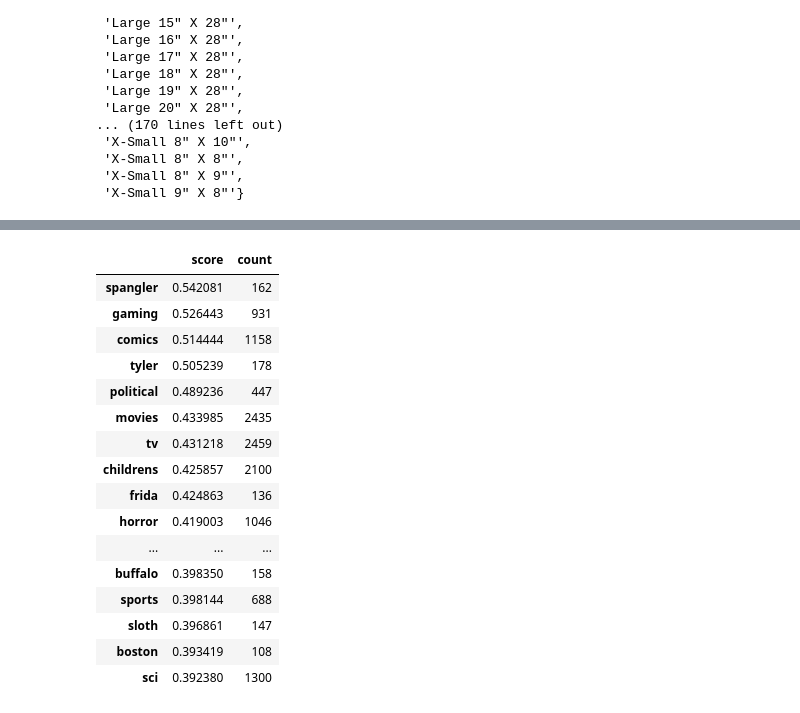
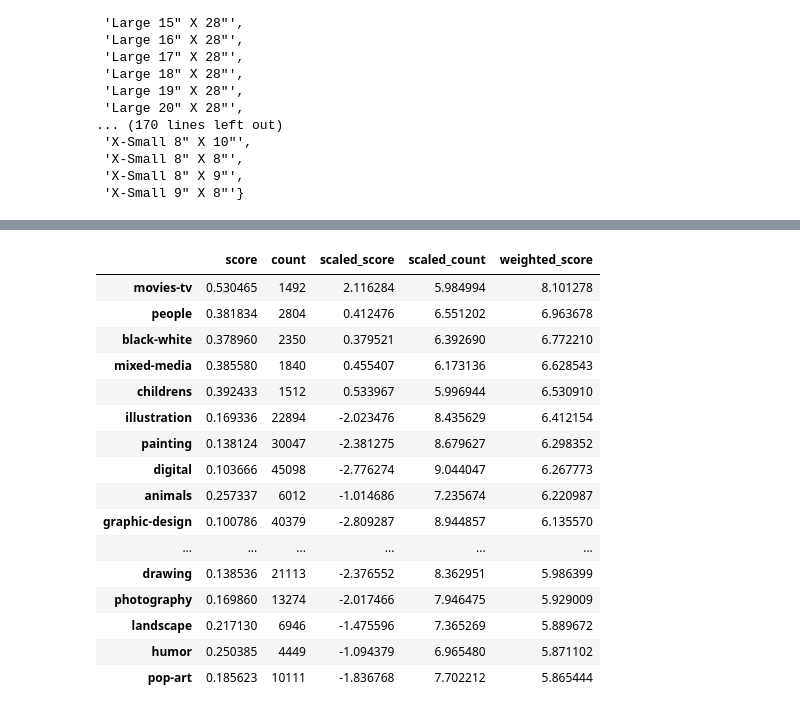
Before and after one commit to mskarlin/art_snob, a Jupyter notebook: notebooks/dev_tf_idf_tags_write_to_tagstore.ipynb, the cells around one changed output, grey strips where cells are left out. Cells and saved outputs as stored; diff of their text form; code cells hidden in the pictures.

```diff
--- a/notebooks/dev_tf_idf_tags_write_to_tagstore.ipynb
+++ b/notebooks/dev_tf_idf_tags_write_to_tagstore.ipynb
@@ -119,5 +134,7 @@ tag_data
+# %%
+tag_data['tags'] = tag_data['tags'].map(lambda x: x.replace('\n', '').replace('\r', '').replace('----', '-').replace('---', '-').replace('--', '-'))
 # %%
-vectorizer = TfidfVectorizer()
+vectorizer = TfidfVectorizer(token_pattern="(?u)\\b[\\w-]+\\b")
 X = vectorizer.fit_transform(tag_data['tags'])
 # %%
 counts = (X>0).sum(axis=0)
@@ -134,23 +149,29 @@ for s,c,n in zip((sums/counts).T, counts.T, feature_names):
     tags_values[n] = {'score': float(s[0]), 'count': int(c[0])}
 # %%
 tag_df = pd.DataFrame().from_dict(tags_values, orient='index')
+# %%
+from sklearn import preprocessing
+tag_df['scaled_score'] = preprocessing.StandardScaler().fit_transform(tag_df['score'].values.reshape(-1, 1))
+tag_df['scaled_count'] = preprocessing.StandardScaler().fit_transform(np.log(tag_df['count']).values.reshape(-1, 1))
+# %%
+tag_df['weighted_score'] = tag_df['scaled_score'] + tag_df['scaled_count'] - (tag_df['count']<500)*5
 # %%
-tag_df[tag_df['count']>100].sort_values('score', ascending=False).iloc[:20]
+tag_df[tag_df['count']>1000].sort_values('weighted_score', ascending=False).iloc[:20]
 # %% [output]
-|  | score | count |
-| spangler | 0.542081 | 162 |
-| gaming | 0.526443 | 931 |
-| comics | 0.514444 | 1158 |
-| tyler | 0.505239 | 178 |
-| political | 0.489236 | 447 |
-| movies | 0.433985 | 2435 |
-| tv | 0.431218 | 2459 |
-| childrens | 0.425857 | 2100 |
-| frida | 0.424863 | 136 |
-| horror | 0.419003 | 1046 |
-| ... | ... | ... |
-| buffalo | 0.398350 | 158 |
-| sports | 0.398144 | 688 |
-| sloth | 0.396861 | 147 |
-| boston | 0.393419 | 108 |
-| sci | 0.392380 | 1300 |
+|  | score | count | scaled_score | scaled_count | weighted_score |
+| movies-tv | 0.530465 | 1492 | 2.116284 | 5.984994 | 8.101278 |
+| people | 0.381834 | 2804 | 0.412476 | 6.551202 | 6.963678 |
+| black-white | 0.378960 | 2350 | 0.379521 | 6.392690 | 6.772210 |
+| mixed-media | 0.385580 | 1840 | 0.455407 | 6.173136 | 6.628543 |
+| childrens | 0.392433 | 1512 | 0.533967 | 5.996944 | 6.530910 |
+| illustration | 0.169336 | 22894 | -2.023476 | 8.435629 | 6.412154 |
+| painting | 0.138124 | 30047 | -2.381275 | 8.679627 | 6.298352 |
+| digital | 0.103666 | 45098 | -2.776274 | 9.044047 | 6.267773 |
+| animals | 0.257337 | 6012 | -1.014686 | 7.235674 | 6.220987 |
+| graphic-design | 0.100786 | 40379 | -2.809287 | 8.944857 | 6.135570 |
+| ... | ... | ... | ... | ... | ... |
+| drawing | 0.138536 | 21113 | -2.376552 | 8.362951 | 5.986399 |
+| photography | 0.169860 | 13274 | -2.017466 | 7.946475 | 5.929009 |
+| landscape | 0.217130 | 6946 | -1.475596 | 7.365269 | 5.889672 |
+| humor | 0.250385 | 4449 | -1.094379 | 6.965480 | 5.871102 |
+| pop-art | 0.185623 | 10111 | -1.836768 | 7.702212 | 5.865444 |
```
Also changed, not shown: parts of 24 cells of this notebook, 14 other files.
